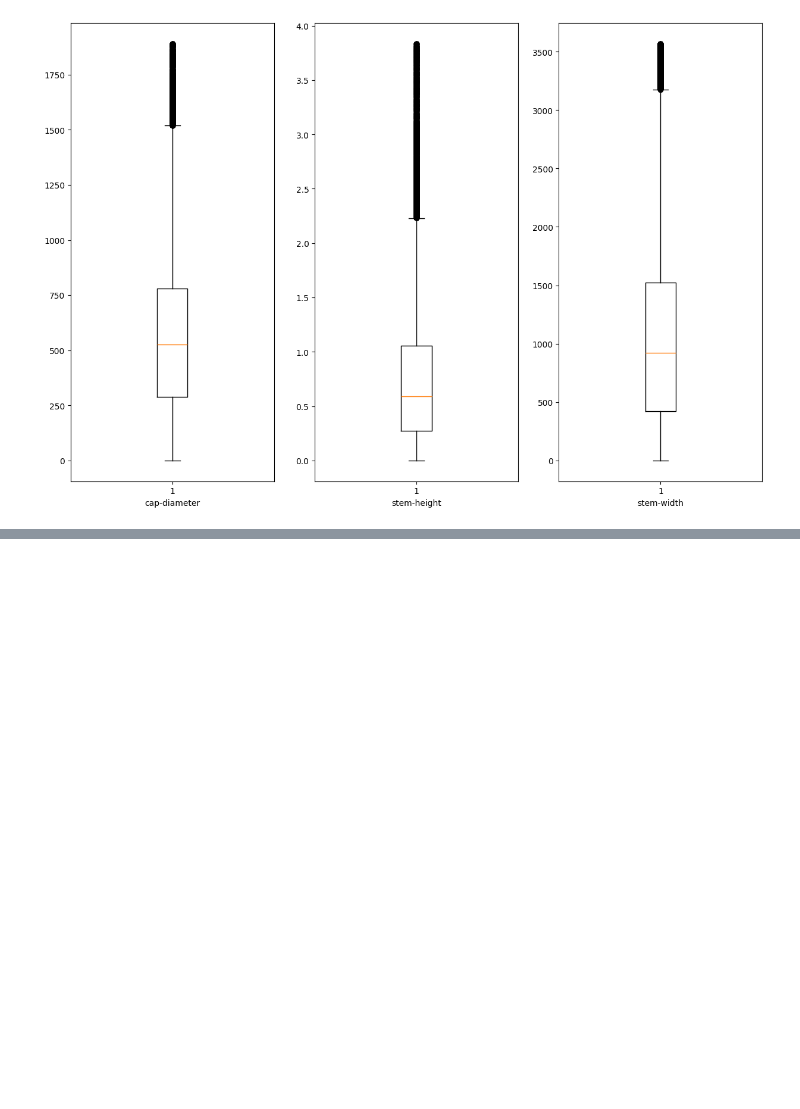
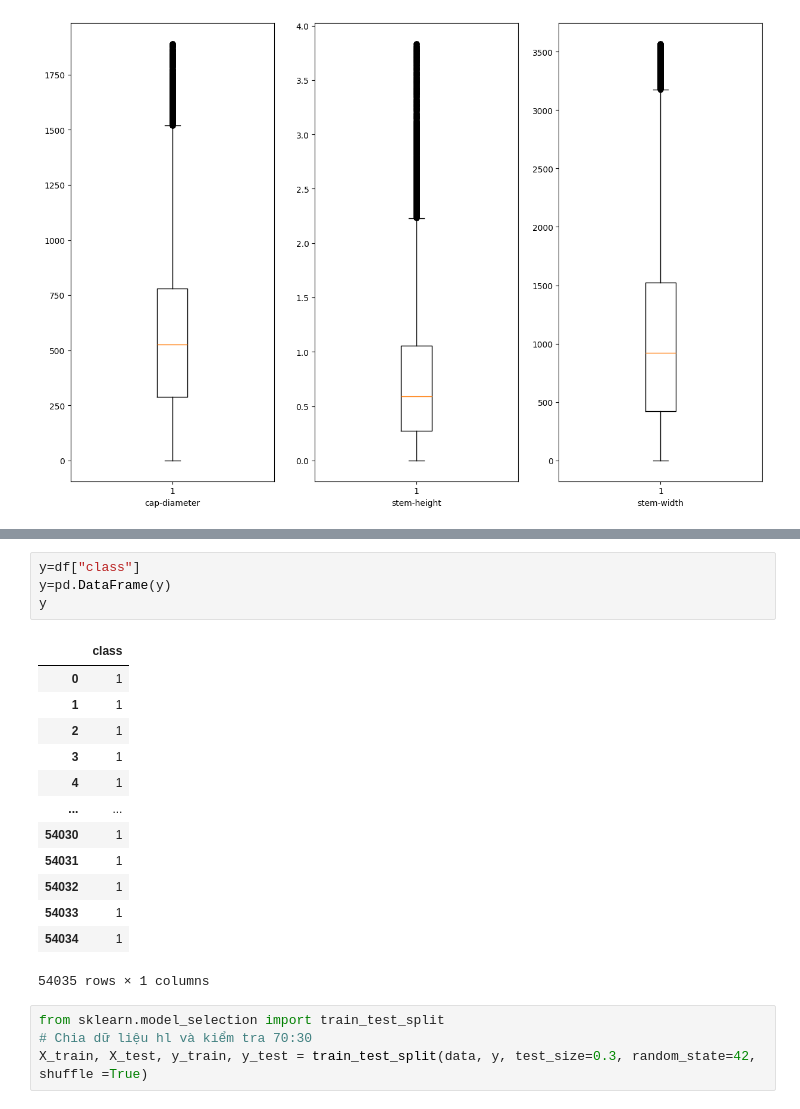
Before and after one commit to hiendamvan/mushroom_edible_classification, a Jupyter notebook: Analyze_data.ipynb, the cells around one changed output, grey strips where cells are left out. Saved outputs shown, nothing was run; the diff lists cells and outputs as text; blank space fills up the shorter version.

```diff
--- a/Analyze_data.ipynb
+++ b/Analyze_data.ipynb
@@ -140,0 +160,22 @@ Text(0.5, 0, 'stem-width')
+# %%
+y=df["class"]
+y=pd.DataFrame(y)
+y
+# %% [output]
+|  | class |
+| 0 | 1 |
+| 1 | 1 |
+| 2 | 1 |
+| 3 | 1 |
+| 4 | 1 |
+| ... | ... |
+| 54030 | 1 |
+| 54031 | 1 |
+| 54032 | 1 |
+| 54033 | 1 |
+| 54034 | 1 |
+54035 rows × 1 columns
+# %%
+from sklearn.model_selection import train_test_split
+# Chia dữ liệu hl và kiểm tra 70:30
+X_train, X_test, y_train, y_test = train_test_split(data, y, test_size=0.3, random_state=42, shuffle =True)
```
Also changed, not shown: parts of 3 cells of this notebook.
